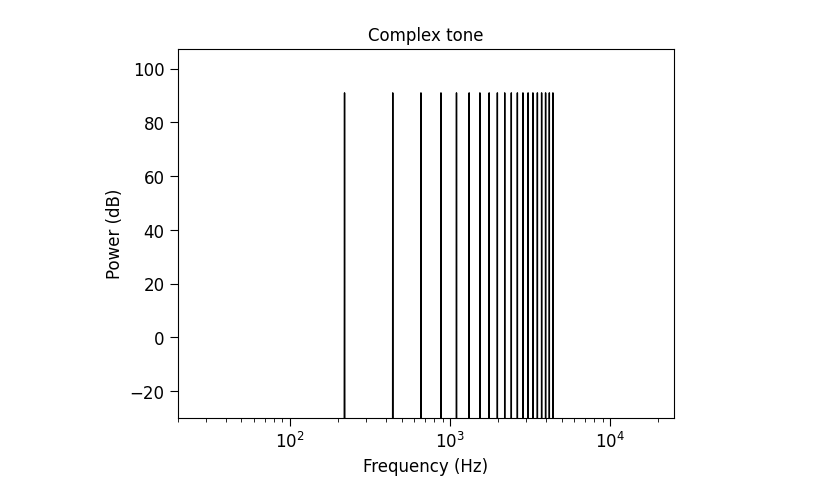
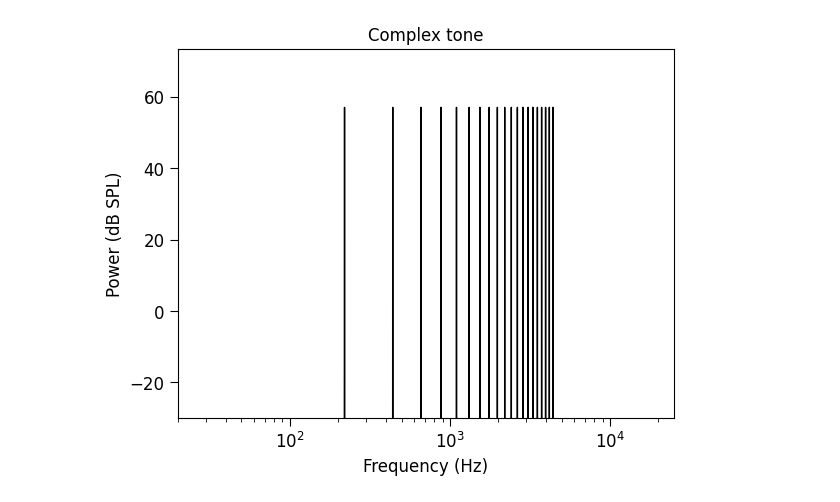
Before and after one commit to msaddler/auditory_model_tutorial, a Jupyter notebook: DEV.ipynb, the cells around one changed output. Saved outputs shown, nothing was run; the diff lists cells and outputs as text; code cells hidden in the pictures.

```diff
--- a/DEV.ipynb
+++ b/DEV.ipynb
@@ -196,33 +197,34 @@ for _ in tqdm.tqdm(range(10)):
 # %%
 importlib.reload(utils)
 
 sr = 50e3
 x = utils.harmonic_complex_tone(
     sr=sr,
     dur=0.5,
     f0=220,
     phase="rand",
     harmonics=np.arange(1, 21),
+    amplitudes=0.02,
 )
 
 fig, ax = plt.subplots()
-fxx, pxx = utils.power_spectrum(x, sr=sr)
+fxx, pxx = utils.periodogram(x, sr=sr, scaling="spectrum")
 ax.plot(fxx, pxx, color="k", lw=1)
 utils.format_axes(
     ax,
     str_title="Complex tone",
     str_xlabel="Frequency (Hz)",
-    str_ylabel="Power (dB)",
+    str_ylabel="Power (dB SPL)",
     xscale="log",
     yscale="linear",
     xlimits=[20, sr / 2],
     ylimits=[-30, None],
 )
 plt.show()
 
 ipd.display(ipd.Audio(rate=sr, data=x))
 # %% [output]
-[figure, old version]
+[figure, new version]
 [interactive output not drawn]
 # %%
 importlib.reload(utils)
```
Also changed, not shown: parts of 7 cells of this notebook, 1 other file.
